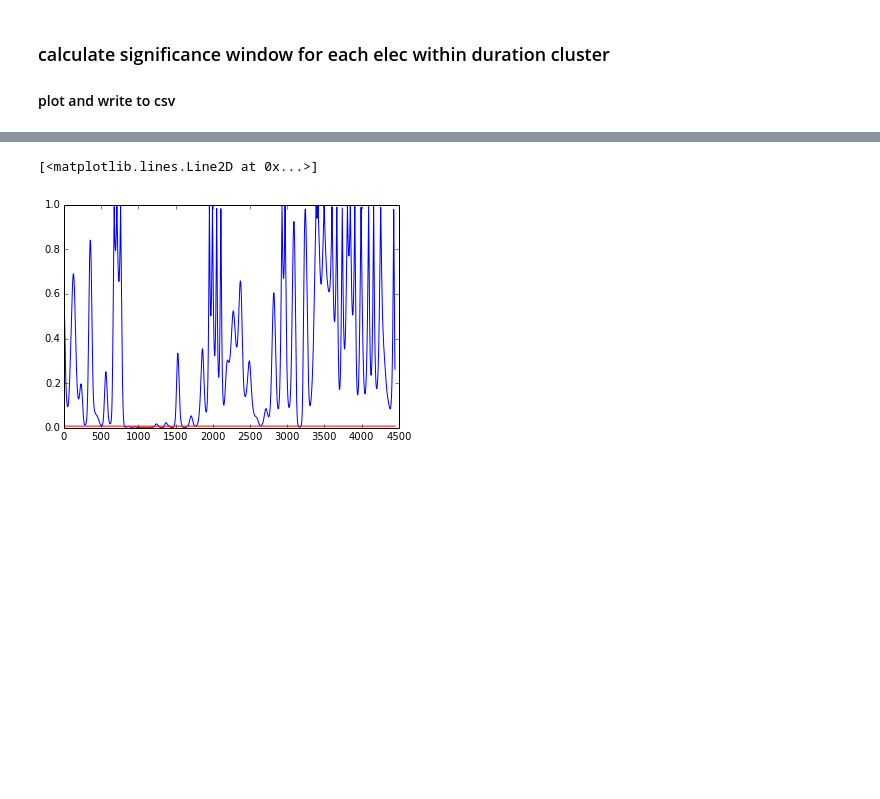
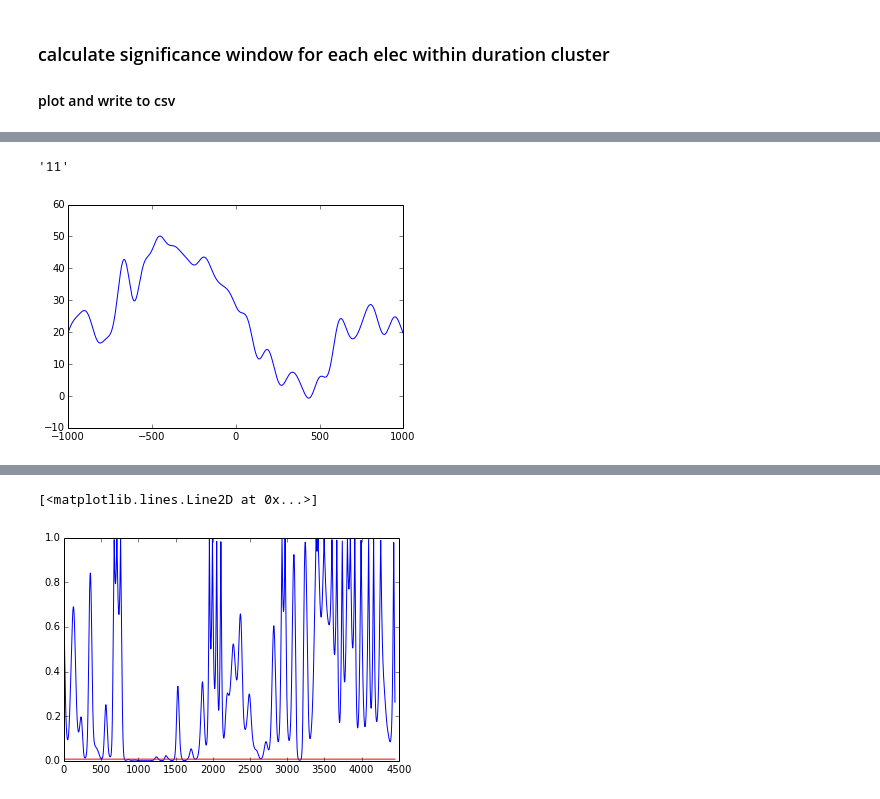
Before and after one commit to matarhaller/ECOGpy, a Jupyter notebook: ShadePlots_elecs.ipynb, the cells around one changed output, grey strips where cells are left out. Cells and saved outputs as stored; diff of their text form; code cells hidden in the pictures; blank space fills up the shorter version.

```diff
--- a/ShadePlots_elecs.ipynb
+++ b/ShadePlots_elecs.ipynb
@@ -143,0 +144,6 @@ for x in reconlist.values:
+# %%
+plt.plot(np.arange(start, finish), tmp[1,:,:].squeeze().mean(axis=0))
+(str(active_elecs[1]))
+# %% [output]
+'11'
+[figure, added]
```
Also changed, not shown: parts of 12 cells of this notebook, 1 other file.
